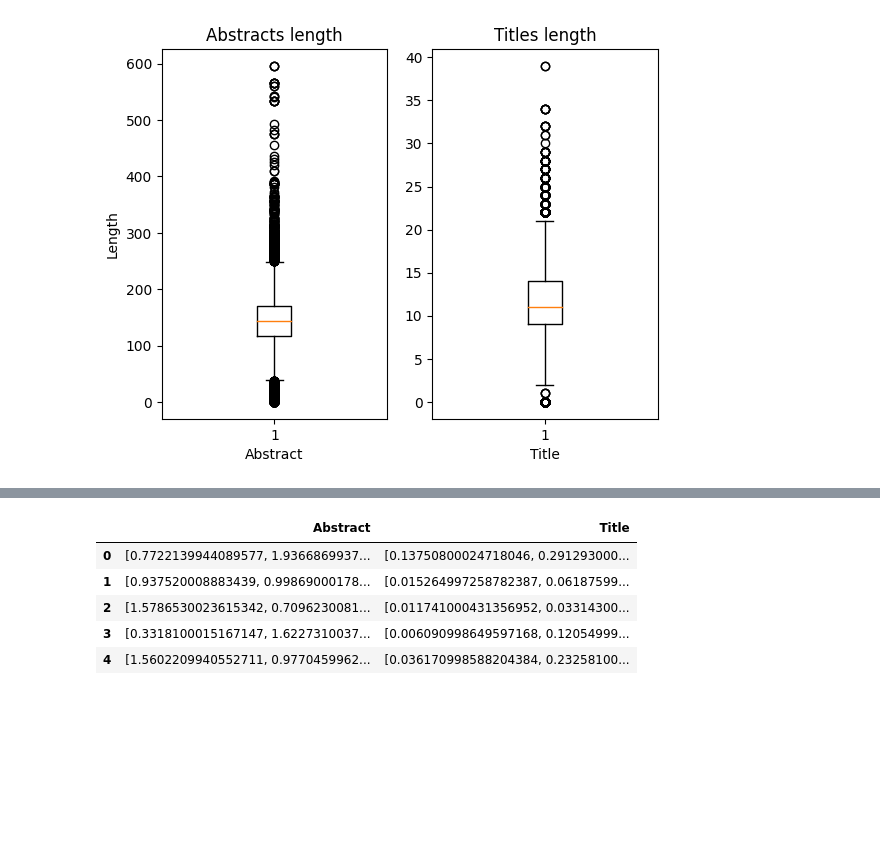
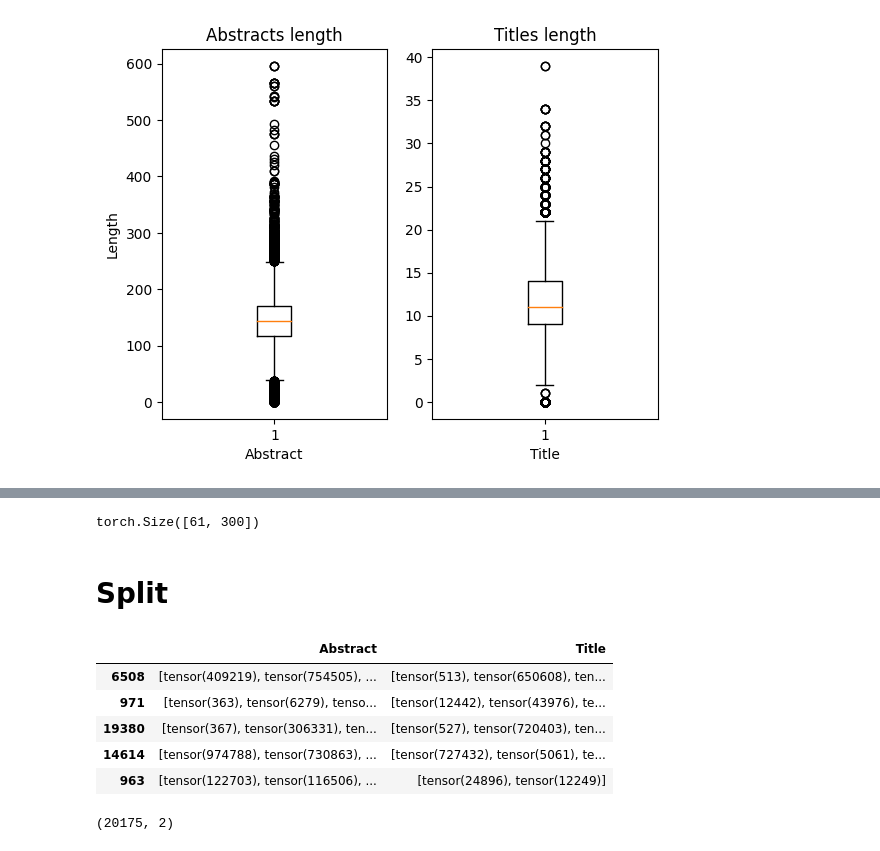
Before and after one commit to KubaOfca/nlp-project, a Jupyter notebook: title_generator.ipynb, the cells around one changed output, grey strips where cells are left out. Saved outputs shown, nothing was run; the diff lists cells and outputs as text; code cells hidden in the pictures; blank space fills up the shorter version.

```diff
--- a/title_generator.ipynb
+++ b/title_generator.ipynb
@@ -98,0 +132,4 @@ plt.show()
+# %%
+print(data_pre_proc.shape)
+trim_data = trim_abstact_and_title(data_pre_proc, MAX_ABSTRACT_LEN, MAX_TITLE_LEN)
+print(trim_data.shape)
@@ -154,0 +186,7 @@ pbar.close()
+# %%
+def word_to_ix(data: list) -> list:
+    idx = [word2vec.key_to_index[w] for w in data if w in word2vec.key_to_index]
+    return torch.tensor(idx)
+# %%
+data_word_to_ix = trim_data.applymap(word_to_ix)
+data_word_to_ix.head()
@@ -155,9 +202,22 @@ pbar.close()
+# %%
+word2vec_emb(data_word_to_ix.iloc[0, 0]).shape
+# %% [output]
+torch.Size([61, 300])
+# %% [markdown]
+# Split
+# %%
+test = data_word_to_ix.sample(frac=0.8, random_state=42)
+train = data_word_to_ix.drop(test.index)
 # %%
-embedding_data.head()
+test.head()
 # %% [output]
 |  | Abstract | Title |
-| 0 | [0.7722139944089577, 1.9366869937... | [0.13750800024718046, 0.291293000... |
-| 1 | [0.937520008883439, 0.99869000178... | [0.015264997258782387, 0.06187599... |
-| 2 | [1.5786530023615342, 0.7096230081... | [0.011741000431356952, 0.03314300... |
-| 3 | [0.3318100015167147, 1.6227310037... | [0.006090998649597168, 0.12054999... |
-| 4 | [1.5602209940552711, 0.9770459962... | [0.036170998588204384, 0.23258100... |
+| 6508 | [tensor(409219), tensor(754505), ... | [tensor(513), tensor(650608), ten... |
+| 971 | [tensor(363), tensor(6279), tenso... | [tensor(12442), tensor(43976), te... |
+| 19380 | [tensor(367), tensor(306331), ten... | [tensor(527), tensor(720403), ten... |
+| 14614 | [tensor(974788), tensor(730863), ... | [tensor(727432), tensor(5061), te... |
+| 963 | [tensor(122703), tensor(116506), ... | [tensor(24896), tensor(12249)] |
+# %%
+test.shape
+# %% [output]
+(20175, 2)
```
Also changed, not shown: parts of 24 cells of this notebook.
